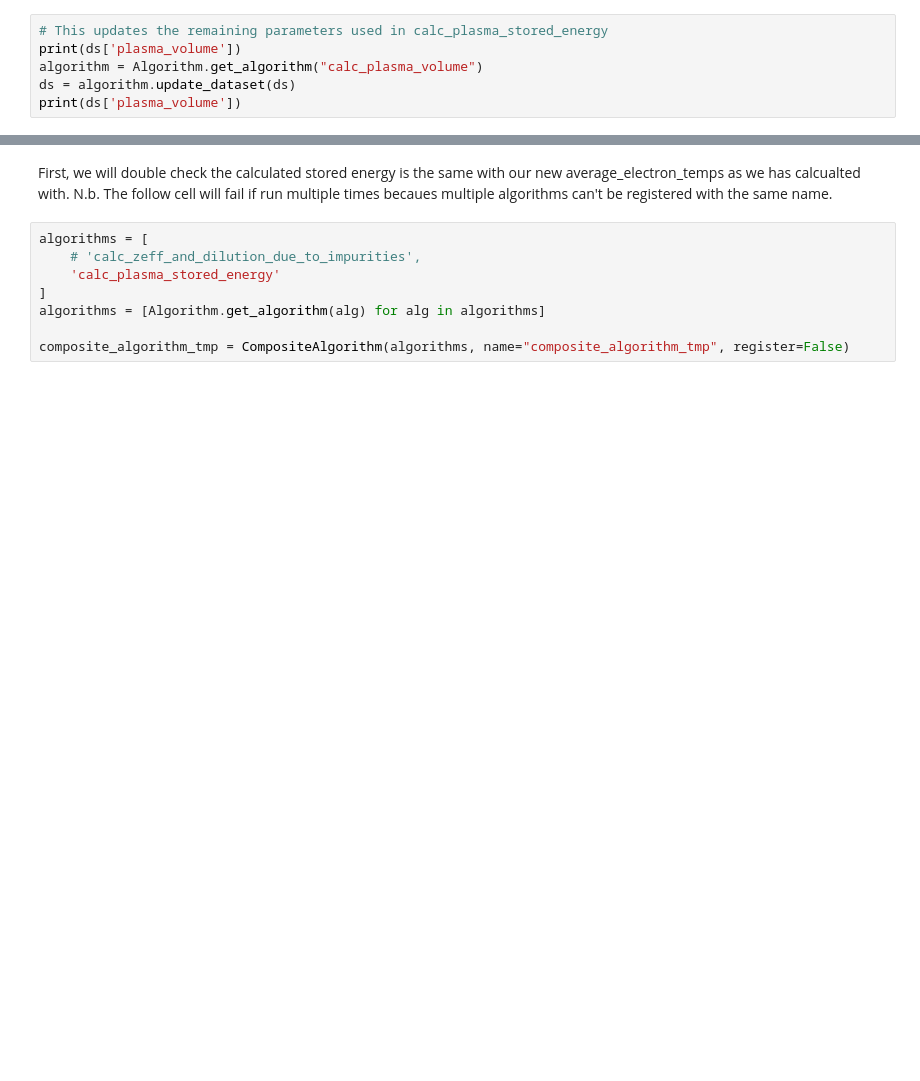
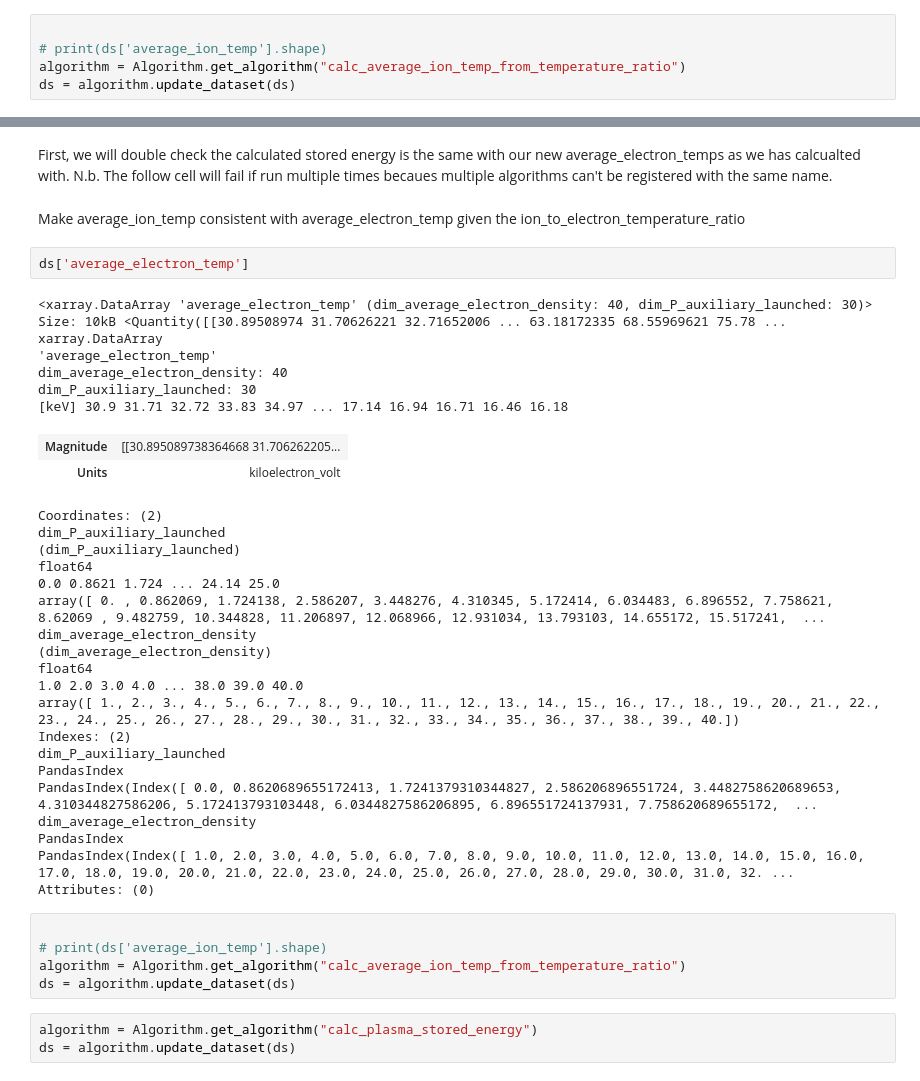
Before and after one commit to AudreySaltzman/cfspopcon, a Jupyter notebook: docs/doc_sources/Paux_ne_POPCON.ipynb, the cells around one changed output, grey strips where cells are left out. Drawn from its saved outputs; the diff is of its cells as text; blank space fills up the shorter version.

```diff
--- a/docs/doc_sources/Paux_ne_POPCON.ipynb
+++ b/docs/doc_sources/Paux_ne_POPCON.ipynb
@@ -287,11 +287,10 @@ ds['dilution'].plot.contourf(levels = 100)
 <matplotlib.contour.QuadContourSet at 0x...>
 [figure]
 # %%
-# This updates the remaining parameters used in calc_plasma_stored_energy
-print(ds['plasma_volume'])
-algorithm = Algorithm.get_algorithm("calc_plasma_volume")
+
+# print(ds['average_ion_temp'].shape)
+algorithm = Algorithm.get_algorithm("calc_average_ion_temp_from_temperature_ratio")
 ds = algorithm.update_dataset(ds)
-print(ds['plasma_volume'])
 # %%
 summed_impurity_concentration = ds['summed_impurity_density'] / ds['average_electron_density']
 denominator = 3 * ds['plasma_volume'] * (1 + (ds['dilution'] + summed_impurity_concentration) * ds['ion_to_electron_temp_ratio']) * ds['average_electron_density']
@@ -317,12 +306,44 @@ plt.scatter(ds_copy['average_electron_density'].broadcast_like(ds_copy['P_auxill
 ## We need to repeat the iteration of calculating the average_electron_temp until P_alpha and P_ohmic are consistent with both P_in and electron_avg_temp
 # %% [markdown]
 First, we will double check the calculated stored energy is the same with our new average_electron_temps as we has calcualted with. N.b. The follow cell will fail if run multiple times becaues multiple algorithms can't be registered with the same name.
-# %%
-algorithms = [
-    # 'calc_zeff_and_dilution_due_to_impurities',
-    'calc_plasma_stored_energy'
-]
-algorithms = [Algorithm.get_algorithm(alg) for alg in algorithms]
-
-composite_algorithm_tmp = CompositeAlgorithm(algorithms, name="composite_algorithm_tmp", register=False)
+# %% [markdown]
+Make average_ion_temp consistent with average_electron_temp given the ion_to_electron_temperature_ratio
+# %%
+ds['average_electron_temp']
+# %% [output]
+<xarray.DataArray 'average_electron_temp' (dim_average_electron_density: 40, dim_P_auxiliary_launched: 30)> Size: 10kB <Quantity([[30.89508974 31.70626221 32.71652006 ... 63.18172335 68.55969621 75.78 ...
+xarray.DataArray
+'average_electron_temp'
+dim_average_electron_density: 40
+dim_P_auxiliary_launched: 30
+[keV] 30.9 31.71 32.72 33.83 34.97 ... 17.14 16.94 16.71 16.46 16.18
+| Magnitude | [[30.895089738364668 31.706262205... |
+| Units | kiloelectron_volt |
+Coordinates: (2)
+dim_P_auxiliary_launched
+(dim_P_auxiliary_launched)
+float64
+0.0 0.8621 1.724 ... 24.14 25.0
+array([ 0. , 0.862069, 1.724138, 2.586207, 3.448276, 4.310345, 5.172414, 6.034483, 6.896552, 7.758621, 8.62069 , 9.482759, 10.344828, 11.206897, 12.068966, 12.931034, 13.793103, 14.655172, 15.517241,  ...
+dim_average_electron_density
+(dim_average_electron_density)
+float64
+1.0 2.0 3.0 4.0 ... 38.0 39.0 40.0
+array([ 1., 2., 3., 4., 5., 6., 7., 8., 9., 10., 11., 12., 13., 14., 15., 16., 17., 18., 19., 20., 21., 22., 23., 24., 25., 26., 27., 28., 29., 30., 31., 32., 33., 34., 35., 36., 37., 38., 39., 40.])
+Indexes: (2)
+dim_P_auxiliary_launched
+PandasIndex
+PandasIndex(Index([ 0.0, 0.8620689655172413, 1.7241379310344827, 2.586206896551724, 3.4482758620689653, 4.310344827586206, 5.172413793103448, 6.0344827586206895, 6.896551724137931, 7.758620689655172,  ...
+dim_average_electron_density
+PandasIndex
+PandasIndex(Index([ 1.0, 2.0, 3.0, 4.0, 5.0, 6.0, 7.0, 8.0, 9.0, 10.0, 11.0, 12.0, 13.0, 14.0, 15.0, 16.0, 17.0, 18.0, 19.0, 20.0, 21.0, 22.0, 23.0, 24.0, 25.0, 26.0, 27.0, 28.0, 29.0, 30.0, 31.0, 32. ...
+Attributes: (0)
+# %%
+
+# print(ds['average_ion_temp'].shape)
+algorithm = Algorithm.get_algorithm("calc_average_ion_temp_from_temperature_ratio")
+ds = algorithm.update_dataset(ds)
+# %%
+algorithm = Algorithm.get_algorithm("calc_plasma_stored_energy")
+ds = algorithm.update_dataset(ds)
 # %%
```
Also changed, not shown: parts of 3 cells of this notebook.
